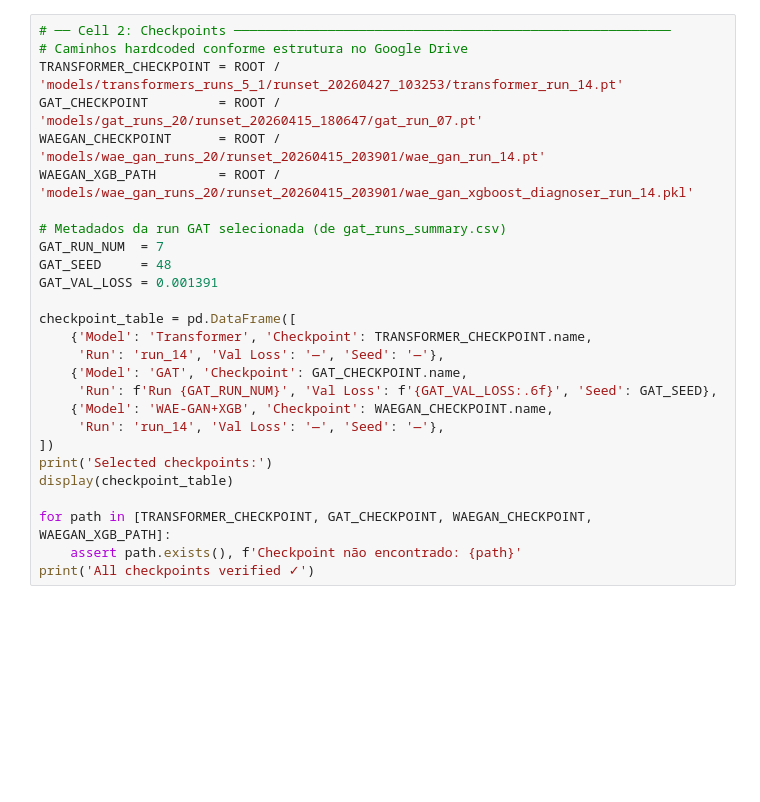
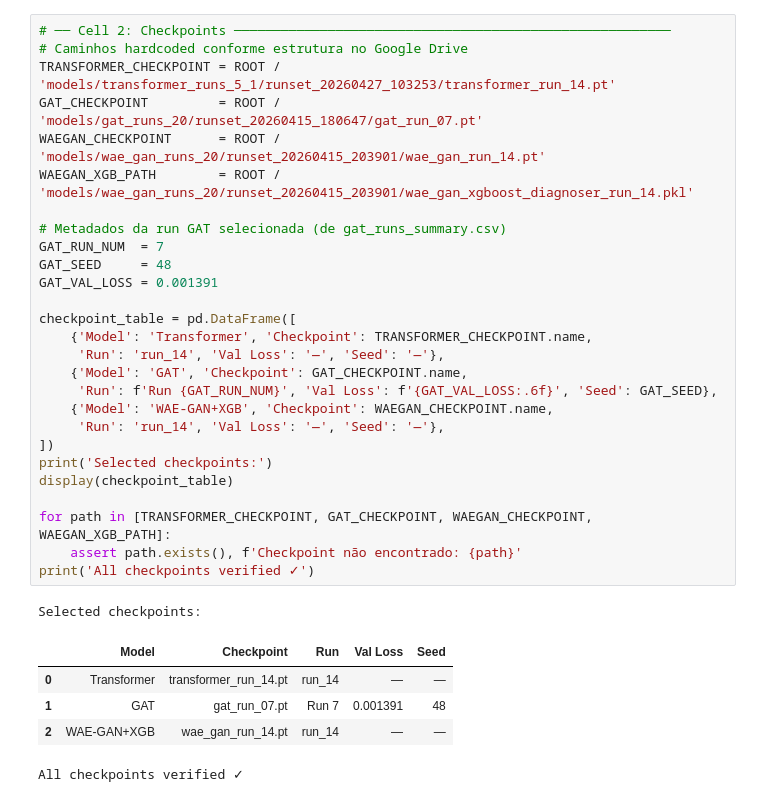
Before and after one commit to camara0729/anomaly_detection_models_comparison, a Jupyter notebook: notebooks/10_final_comparison.ipynb, the cells around one changed output. Saved outputs shown, nothing was run; the diff lists cells and outputs as text; blank space fills up the shorter version.

```diff
--- a/notebooks/10_final_comparison.ipynb
+++ b/notebooks/10_final_comparison.ipynb
@@ -105,30 +112,37 @@ print(f'Results dir: {RESULTS_DIR}')
 # %%
 # ── Cell 2: Checkpoints ────────────────────────────────────────────────────────
 # Caminhos hardcoded conforme estrutura no Google Drive
-TRANSFORMER_CHECKPOINT = ROOT / 'models/transformers_runs_5_1/runset_20260427_103253/transformer_run_14.pt'
+TRANSFORMER_CHECKPOINT = ROOT / 'models/transformer_runs_5_1/runset_20260427_103253/transformer_run_14.pt'
 GAT_CHECKPOINT         = ROOT / 'models/gat_runs_20/runset_20260415_180647/gat_run_07.pt'
 WAEGAN_CHECKPOINT      = ROOT / 'models/wae_gan_runs_20/runset_20260415_203901/wae_gan_run_14.pt'
 WAEGAN_XGB_PATH        = ROOT / 'models/wae_gan_runs_20/runset_20260415_203901/wae_gan_xgboost_diagnoser_run_14.pkl'
 
 # Metadados da run GAT selecionada (de gat_runs_summary.csv)
 GAT_RUN_NUM  = 7
 GAT_SEED     = 48
 GAT_VAL_LOSS = 0.001391
 
 checkpoint_table = pd.DataFrame([
     {'Model': 'Transformer', 'Checkpoint': TRANSFORMER_CHECKPOINT.name,
      'Run': 'run_14', 'Val Loss': '—', 'Seed': '—'},
     {'Model': 'GAT', 'Checkpoint': GAT_CHECKPOINT.name,
      'Run': f'Run {GAT_RUN_NUM}', 'Val Loss': f'{GAT_VAL_LOSS:.6f}', 'Seed': GAT_SEED},
     {'Model': 'WAE-GAN+XGB', 'Checkpoint': WAEGAN_CHECKPOINT.name,
      'Run': 'run_14', 'Val Loss': '—', 'Seed': '—'},
 ])
 print('Selected checkpoints:')
 display(checkpoint_table)
 
 for path in [TRANSFORMER_CHECKPOINT, GAT_CHECKPOINT, WAEGAN_CHECKPOINT, WAEGAN_XGB_PATH]:
     assert path.exists(), f'Checkpoint não encontrado: {path}'
 print('All checkpoints verified ✓')
+# %% [output]
+Selected checkpoints:
+|  | Model | Checkpoint | Run | Val Loss | Seed |
+| 0 | Transformer | transformer_run_14.pt | run_14 | — | — |
+| 1 | GAT | gat_run_07.pt | Run 7 | 0.001391 | 48 |
+| 2 | WAE-GAN+XGB | wae_gan_run_14.pt | run_14 | — | — |
+All checkpoints verified ✓
 # %%
 # ── Cell 3: Load Data ─────────────────────────────────────────────────────────
 from src.preprocessing import (
```
Also changed, not shown: parts of 18 cells of this notebook.
